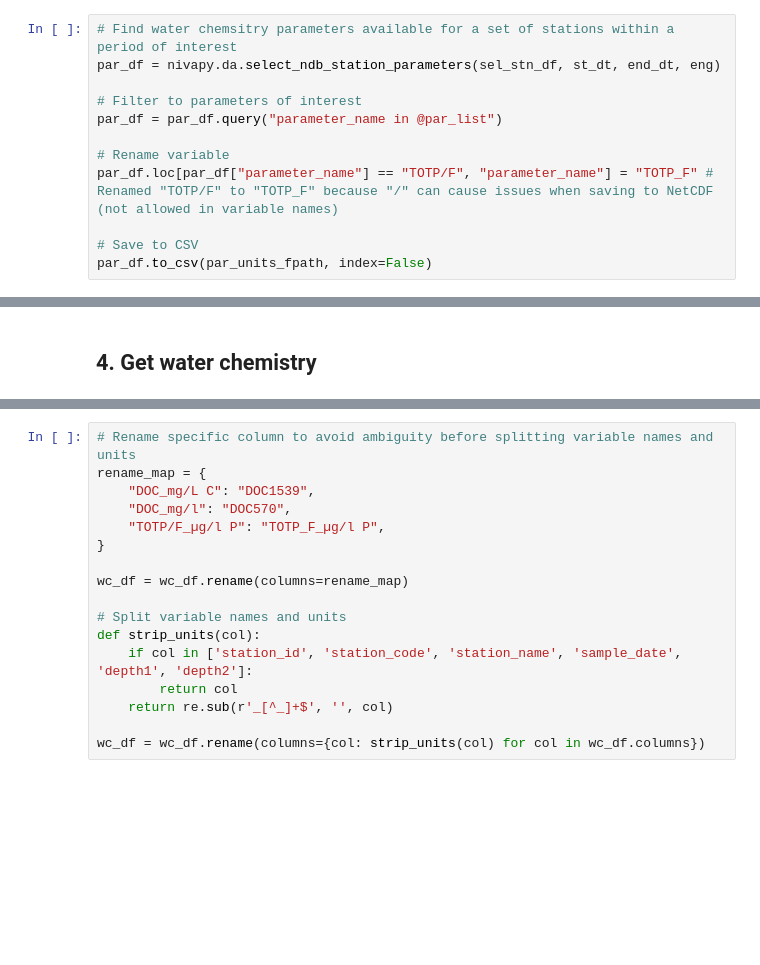
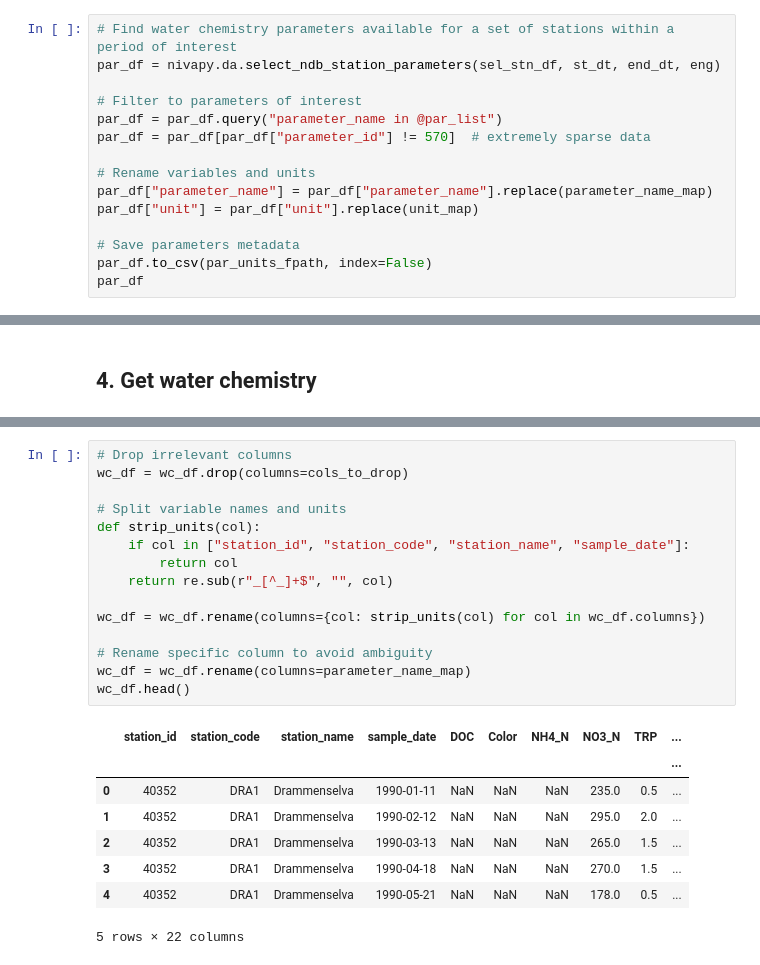
Before and after one commit to NIVANorge/niva-aquainfra, a Jupyter notebook: code/river_inputs/chem1_get_data.ipynb, the cells around one changed output, grey strips where cells are left out. Cells and saved outputs as stored; diff of their text form; blank space fills up the shorter version.

Commit message:
Standardise the column names and save the raw data to NetCDF format

```diff
--- a/code/river_inputs/chem1_get_data.ipynb
+++ b/code/river_inputs/chem1_get_data.ipynb
@@ -168,17 +190,20 @@ Saved ../../data/river/water_chemistry/raw/water_chem_Glomma_metadata_12-06-2025
 # %% [markdown]
 ## 3. Get parameters of interest
 # %%
-# Find water chemsitry parameters available for a set of stations within a period of interest
+# Find water chemistry parameters available for a set of stations within a period of interest
 par_df = nivapy.da.select_ndb_station_parameters(sel_stn_df, st_dt, end_dt, eng)
 
 # Filter to parameters of interest
 par_df = par_df.query("parameter_name in @par_list")
+par_df = par_df[par_df["parameter_id"] != 570]  # extremely sparse data
 
-# Rename variable
-par_df.loc[par_df["parameter_name"] == "TOTP/F", "parameter_name"] = "TOTP_F" # Renamed "TOTP/F" to "TOTP_F" because "/" can cause issues when saving to NetCDF (not allowed in variable names)
+# Rename variables and units
+par_df["parameter_name"] = par_df["parameter_name"].replace(parameter_name_map)
+par_df["unit"] = par_df["unit"].replace(unit_map)
 
-# Save to CSV
+# Save parameters metadata
 par_df.to_csv(par_units_fpath, index=False)
+par_df
 # %% [output]
 A value is trying to be set on a copy of a slice from a DataFrame
 
@@ -228,20 +255,27 @@ For example, when doing 'df[col].method(value, inplace=True)', try using 'df.met
 # %%
-# Rename specific column to avoid ambiguity before splitting variable names and units
-rename_map = {
-    "DOC_mg/L C": "DOC1539",
-    "DOC_mg/l": "DOC570",
-    "TOTP/F_µg/l P": "TOTP_F_µg/l P",
-}
-
-wc_df = wc_df.rename(columns=rename_map)
+# Drop irrelevant columns
+wc_df = wc_df.drop(columns=cols_to_drop)
 
 # Split variable names and units
 def strip_units(col):
-    if col in ['station_id', 'station_code', 'station_name', 'sample_date', 'depth1', 'depth2']:
+    if col in ["station_id", "station_code", "station_name", "sample_date"]:
         return col
-    return re.sub(r'_[^_]+$', '', col)
+    return re.sub(r"_[^_]+$", "", col)
 
 wc_df = wc_df.rename(columns={col: strip_units(col) for col in wc_df.columns})
+
+# Rename specific column to avoid ambiguity
+wc_df = wc_df.rename(columns=parameter_name_map)
+wc_df.head()
+# %% [output]
+|  | station_id | station_code | station_name | sample_date | DOC | Color | NH4_N | NO3_N | TRP | ... |
+|  |  |  |  |  |  |  |  |  |  | ... |
+| 0 | 40352 | DRA1 | Drammenselva | 1990-01-11 | NaN | NaN | NaN | 235.0 | 0.5 | ... |
+| 1 | 40352 | DRA1 | Drammenselva | 1990-02-12 | NaN | NaN | NaN | 295.0 | 2.0 | ... |
+| 2 | 40352 | DRA1 | Drammenselva | 1990-03-13 | NaN | NaN | NaN | 265.0 | 1.5 | ... |
+| 3 | 40352 | DRA1 | Drammenselva | 1990-04-18 | NaN | NaN | NaN | 270.0 | 1.5 | ... |
+| 4 | 40352 | DRA1 | Drammenselva | 1990-05-21 | NaN | NaN | NaN | 178.0 | 0.5 | ... |
+5 rows × 22 columns
 # %%
 # Save water chemistry to csv
 for full_station_name, simple_river_name in river_mapper.items():
```
Also changed, not shown: parts of 7 cells of this notebook, 10 other files.
